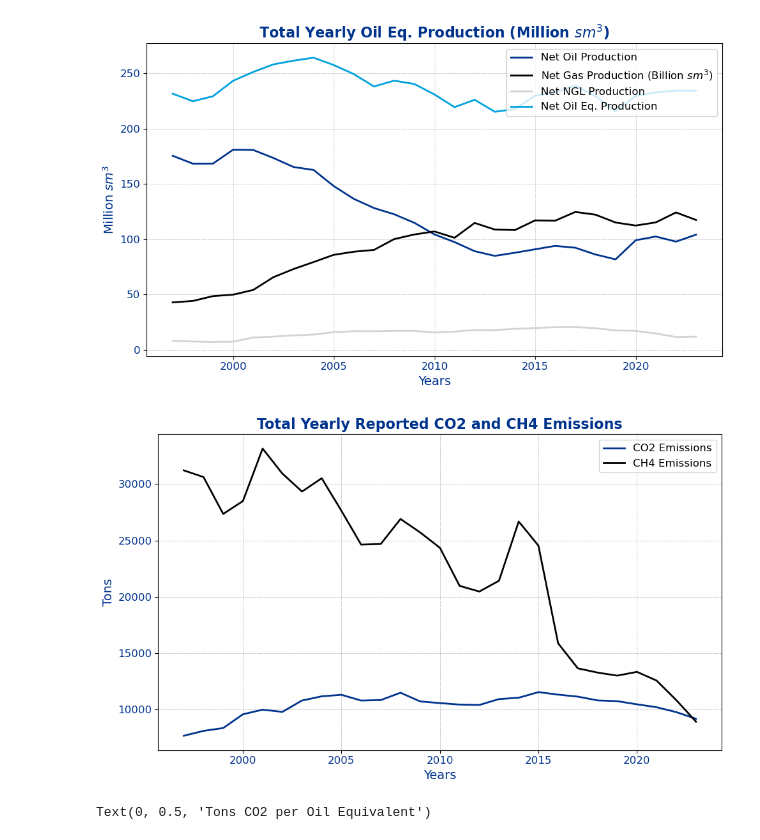
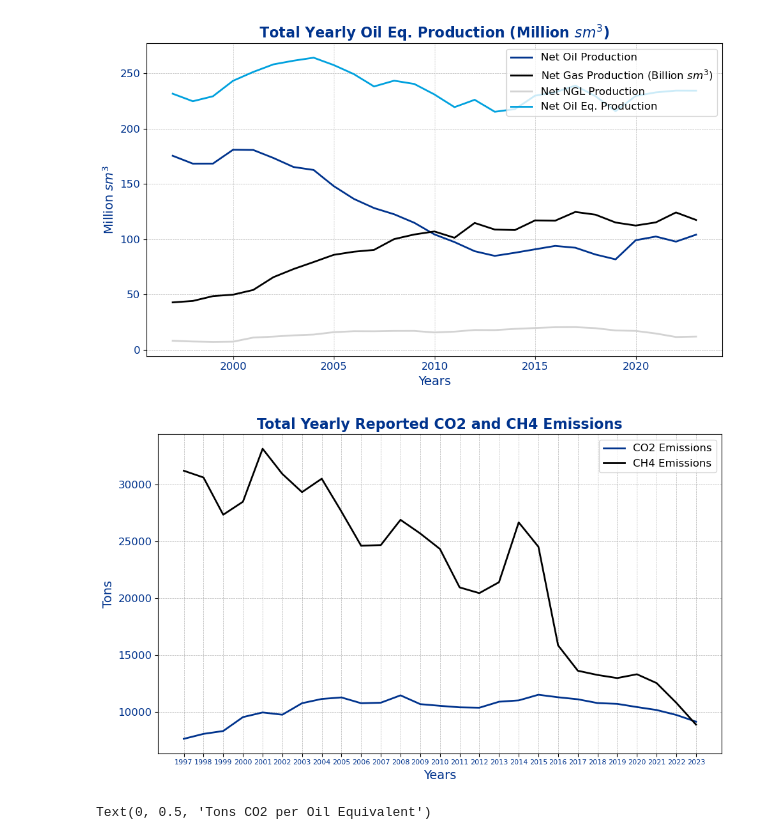
Before and after one commit to percw/Norwegian_oil_gas_decarbonization, a Jupyter notebook: notebooks/03_data_processing/03_production_and_emission_data_processing.ipynb, the cells around one changed output. Drawn from its saved outputs; the diff is of its cells as text; code cells hidden in the pictures.

```diff
--- a/notebooks/03_data_processing/03_production_and_emission_data_processing.ipynb
+++ b/notebooks/03_data_processing/03_production_and_emission_data_processing.ipynb
@@ -860,36 +891,38 @@ ch4_y = (
 
 # Multiplying the ch4 emissions by 25 to get the equivalent in CO2 emissions
 # ch4_x = ch4_x * 25
 
 plt.plot(co2_x, co2_y, color="#00338D", linewidth=2)  # Red
 plt.plot(ch4_x, ch4_y, color="#000000", linewidth=2)  # Green
 
 # Titles and labels
 plt.title(
     "Total Yearly Reported CO2 and CH4 Emissions",
     fontsize=16,
     fontweight="bold",
     color="#00338D",
 )
 plt.xlabel("Years", fontsize=14, color="#00338D")
 plt.ylabel("Tons", fontsize=14, color="#00338D")
 
-# Customizing ticks
-plt.xticks(fontsize=12, color="#00338D")
+# Customizing ticks to be every year
+plt.xticks(fontsize=8, color="#00338D")
 plt.yticks(fontsize=12, color="#00338D")
 
+# X axis show every year
+plt.xticks(np.arange(1997, 2024, 1))
 
 # Legend
 plt.legend(["CO2 Emissions", "CH4 Emissions"], loc="upper right", fontsize=12)
 
 # Grid and layout
 plt.grid(True, which="both", linestyle="--", linewidth=0.5)
 plt.tight_layout()
 
 # Show plot
 plt.show()
 # %% [output]
-[figure, old version]
+[figure, new version]
 # %%
 # Plotting the average CO2 intensity per oil equivalent production
 
```
Also changed, not shown: parts of 4 cells of this notebook, 3 other files.
